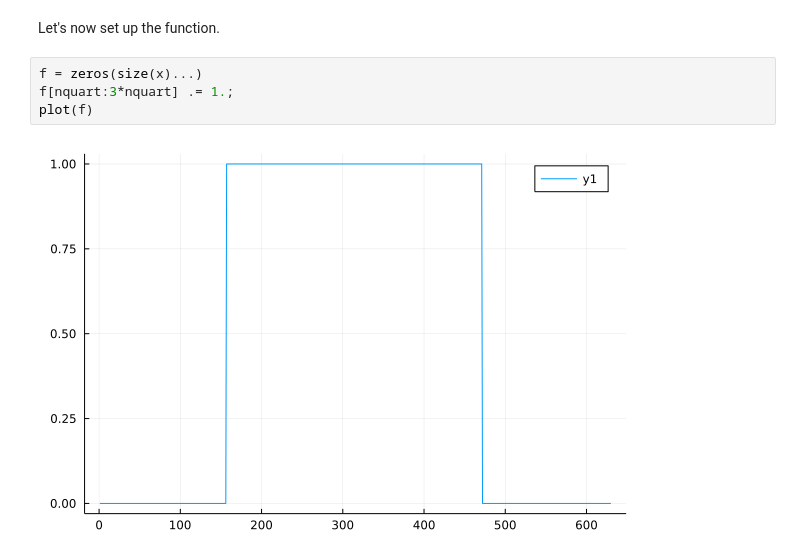
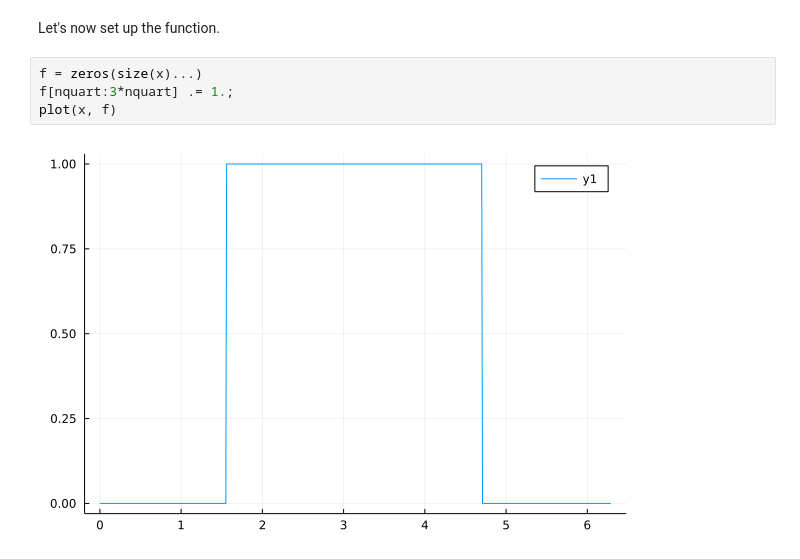
Before and after one commit to fmenol/data_driven_engineering, a Jupyter notebook: Chapter_2/Ch2_part_01.ipynb, the cells around one changed output. Cells and saved outputs as stored; diff of their text form.

```diff
--- a/Chapter_2/Ch2_part_01.ipynb
+++ b/Chapter_2/Ch2_part_01.ipynb
@@ -248,6 +248,6 @@ Let's now set up the function.
 # %%
 f = zeros(size(x)...)
 f[nquart:3*nquart] .= 1.;
-plot(f)
+plot(x, f)
 # %% [output]
-[figure, old version]
+[figure, new version]
```
Also changed, not shown: parts of 4 cells of this notebook.
